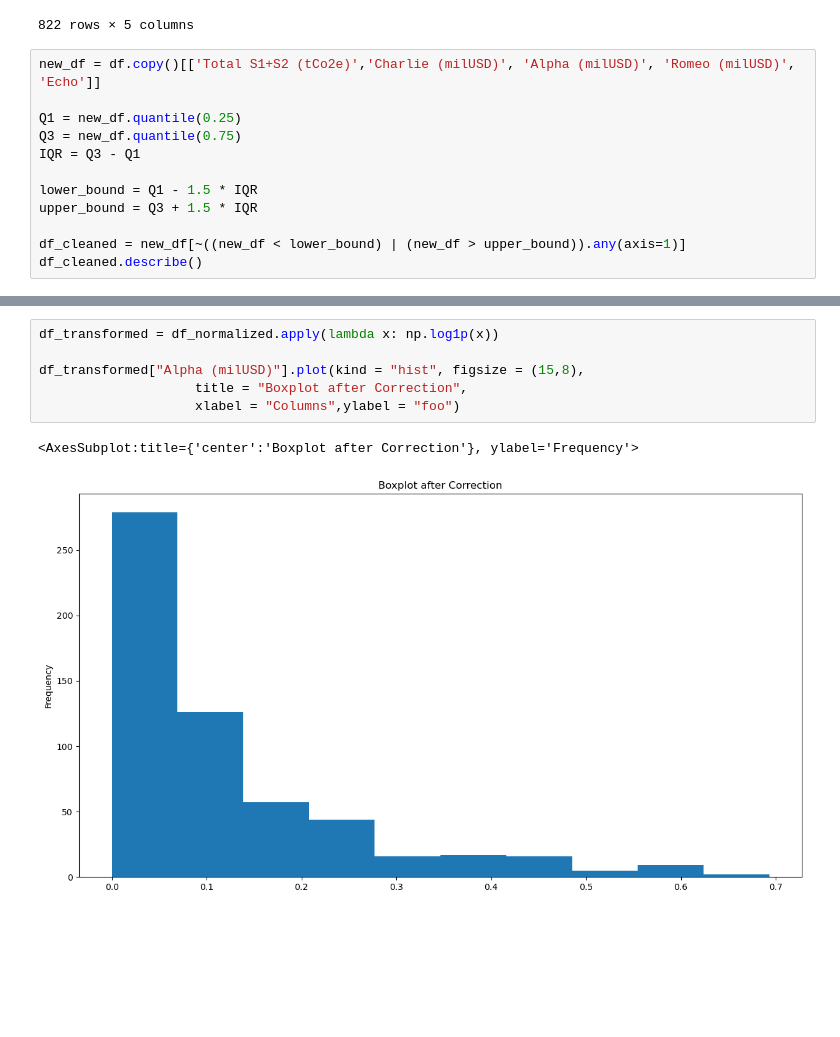
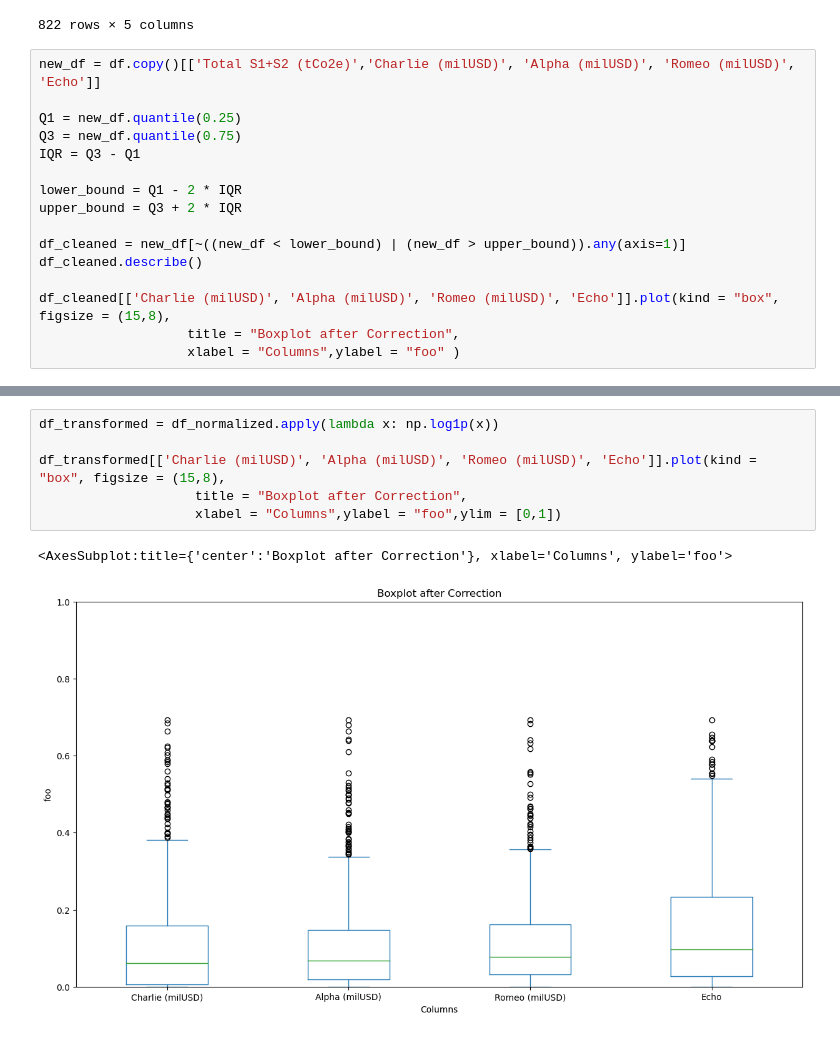
Before and after one commit to maniunix/scope_1_scope_2_emmisions, a Jupyter notebook: src/scope1_scope2_analysis.ipynb, the cells around one changed output, grey strips where cells are left out. Cells and saved outputs as stored; diff of their text form; blank space fills up the shorter version.

```diff
--- a/src/scope1_scope2_analysis.ipynb
+++ b/src/scope1_scope2_analysis.ipynb
@@ -187,9 +187,13 @@ Q1 = new_df.quantile(0.25)
 Q3 = new_df.quantile(0.75)
 IQR = Q3 - Q1
 
-lower_bound = Q1 - 1.5 * IQR
-upper_bound = Q3 + 1.5 * IQR
+lower_bound = Q1 - 2 * IQR
+upper_bound = Q3 + 2 * IQR
 
 df_cleaned = new_df[~((new_df < lower_bound) | (new_df > upper_bound)).any(axis=1)]
 df_cleaned.describe()
+
+df_cleaned[['Charlie (milUSD)', 'Alpha (milUSD)', 'Romeo (milUSD)', 'Echo']].plot(kind = "box", figsize = (15,8),
+                   title = "Boxplot after Correction",
+                   xlabel = "Columns",ylabel = "foo" )
 # %% [output]
@@ -217,9 +208,9 @@ df_transformed.plot(kind = "box", figsize = (15,8),
 # %%
 df_transformed = df_normalized.apply(lambda x: np.log1p(x))
 
-df_transformed["Alpha (milUSD)"].plot(kind = "hist", figsize = (15,8),
+df_transformed[['Charlie (milUSD)', 'Alpha (milUSD)', 'Romeo (milUSD)', 'Echo']].plot(kind = "box", figsize = (15,8),
                     title = "Boxplot after Correction",
-                    xlabel = "Columns",ylabel = "foo")
+                    xlabel = "Columns",ylabel = "foo",ylim = [0,1])
 # %% [output]
-<AxesSubplot:title={'center':'Boxplot after Correction'}, ylabel='Frequency'>
+<AxesSubplot:title={'center':'Boxplot after Correction'}, xlabel='Columns', ylabel='foo'>
-[figure, old version]
+[figure, new version]
```
Also changed, not shown: parts of 5 cells of this notebook.
